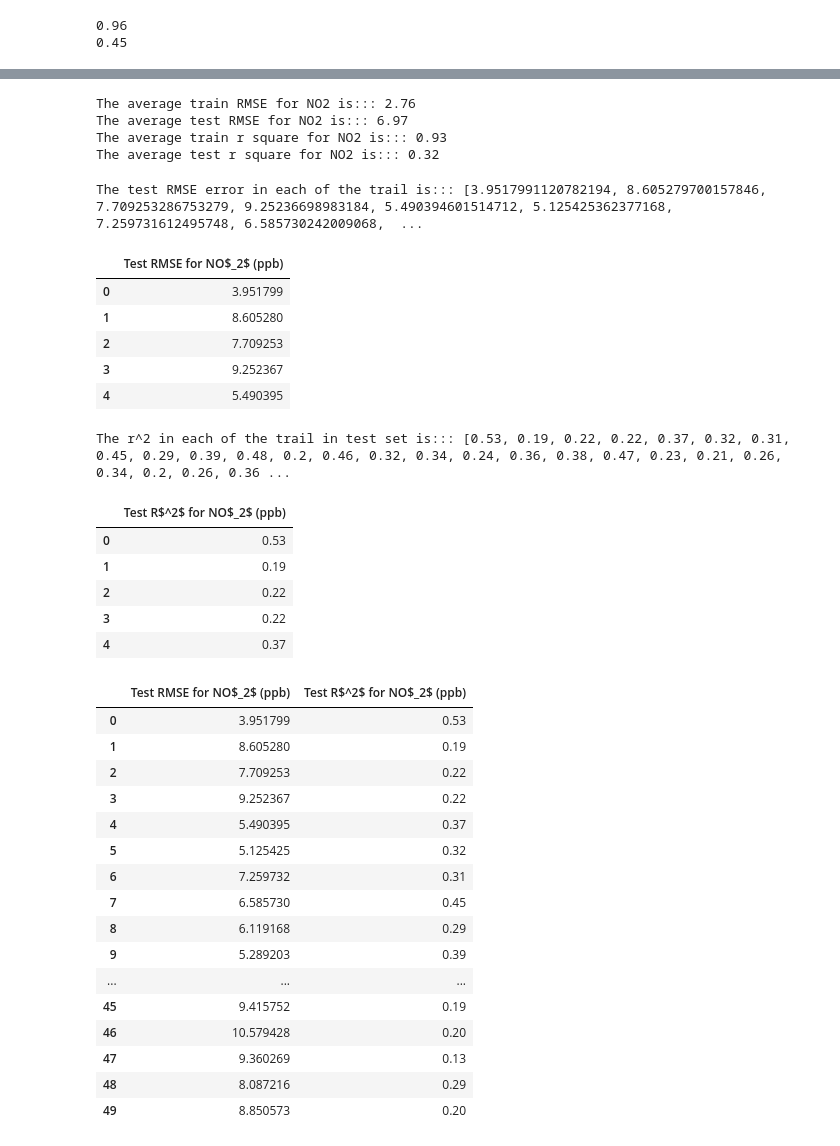
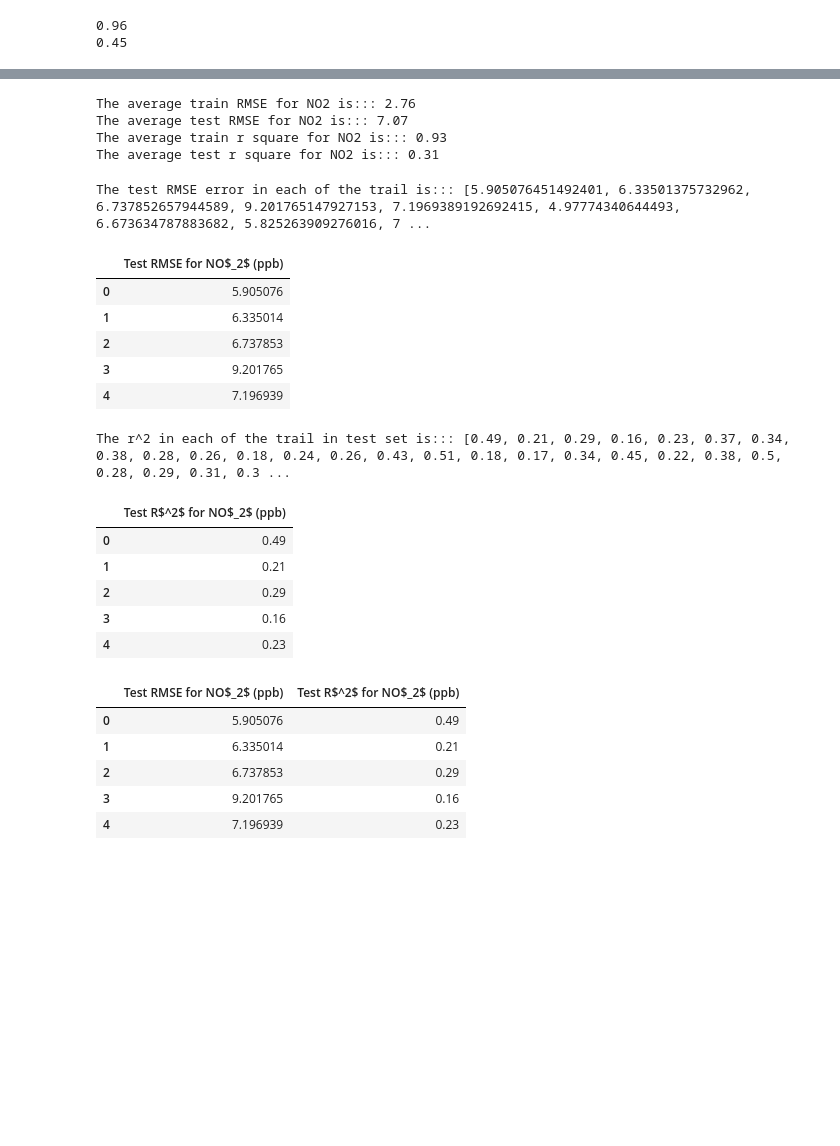
Before and after one commit to mi3nts/Compare_PSD, a Jupyter notebook: NO2/NO2_PB.ipynb, the cells around one changed output, grey strips where cells are left out. Saved outputs shown, nothing was run; the diff lists cells and outputs as text; code cells hidden in the pictures; blank space fills up the shorter version.

```diff
--- a/NO2/NO2_PB.ipynb
+++ b/NO2/NO2_PB.ipynb
@@ -344,7 +344,7 @@ j_train=[]
 j_test=[]
 k_train=[]
 k_test=[]
-for i in range(0,50):
+for i in range(0,100):
 
     X_train,X_test,y_train,y_test=train_test_split(features, target, test_size=0.20)
     final_model.fit(X_train,y_train)
@@ -383,55 +383,44 @@ print('The average train r square for NO2 is:::', '%.2f' % average_train_rsq)
 print('The average test r square for NO2 is:::', '%.2f' % average_test_rsq)
 # %% [output]
 The average train RMSE for NO2 is::: 2.76
-The average test RMSE for NO2 is::: 6.97
+The average test RMSE for NO2 is::: 7.07
 The average train r square for NO2 is::: 0.93
-The average test r square for NO2 is::: 0.32
+The average test r square for NO2 is::: 0.31
 # %%
 print('The test RMSE error in each of the trail is:::', j_test)
 # %% [output]
-The test RMSE error in each of the trail is::: [3.9517991120782194, 8.605279700157846, 7.709253286753279, 9.25236698983184, 5.490394601514712, 5.125425362377168, 7.259731612495748, 6.585730242009068,  ...
+The test RMSE error in each of the trail is::: [5.905076451492401, 6.33501375732962, 6.737852657944589, 9.201765147927153, 7.1969389192692415, 4.97774340644493, 6.673634787883682, 5.825263909276016, 7 ...
 # %%
 test_rmse=pd.DataFrame(j_test, columns=['Test RMSE for NO$_2$ (ppb)'])
 test_rmse.head()
 # %% [output]
 |  | Test RMSE for NO$_2$ (ppb) |
-| 0 | 3.951799 |
-| 1 | 8.605280 |
-| 2 | 7.709253 |
-| 3 | 9.252367 |
-| 4 | 5.490395 |
+| 0 | 5.905076 |
+| 1 | 6.335014 |
+| 2 | 6.737853 |
+| 3 | 9.201765 |
+| 4 | 7.196939 |
 # %%
 print('The r^2 in each of the trail in test set is:::', k_test)
 # %% [output]
-The r^2 in each of the trail in test set is::: [0.53, 0.19, 0.22, 0.22, 0.37, 0.32, 0.31, 0.45, 0.29, 0.39, 0.48, 0.2, 0.46, 0.32, 0.34, 0.24, 0.36, 0.38, 0.47, 0.23, 0.21, 0.26, 0.34, 0.2, 0.26, 0.36 ...
+The r^2 in each of the trail in test set is::: [0.49, 0.21, 0.29, 0.16, 0.23, 0.37, 0.34, 0.38, 0.28, 0.26, 0.18, 0.24, 0.26, 0.43, 0.51, 0.18, 0.17, 0.34, 0.45, 0.22, 0.38, 0.5, 0.28, 0.29, 0.31, 0.3 ...
 # %%
 test_r2=pd.DataFrame(k_test, columns=['Test R$^2$ for NO$_2$ (ppb)'])
 test_r2.head()
 # %% [output]
 |  | Test R$^2$ for NO$_2$ (ppb) |
-| 0 | 0.53 |
-| 1 | 0.19 |
-| 2 | 0.22 |
-| 3 | 0.22 |
-| 4 | 0.37 |
+| 0 | 0.49 |
+| 1 | 0.21 |
+| 2 | 0.29 |
+| 3 | 0.16 |
+| 4 | 0.23 |
 # %%
 combined_NO2_PB=pd.concat([test_rmse,test_r2], axis=1)
-combined_NO2_PB
+combined_NO2_PB.head()
 # %% [output]
 |  | Test RMSE for NO$_2$ (ppb) | Test R$^2$ for NO$_2$ (ppb) |
-| 0 | 3.951799 | 0.53 |
-| 1 | 8.605280 | 0.19 |
-| 2 | 7.709253 | 0.22 |
-| 3 | 9.252367 | 0.22 |
-| 4 | 5.490395 | 0.37 |
-| 5 | 5.125425 | 0.32 |
-| 6 | 7.259732 | 0.31 |
-| 7 | 6.585730 | 0.45 |
-| 8 | 6.119168 | 0.29 |
-| 9 | 5.289203 | 0.39 |
-| ... | ... | ... |
-| 45 | 9.415752 | 0.19 |
-| 46 | 10.579428 | 0.20 |
-| 47 | 9.360269 | 0.13 |
-| 48 | 8.087216 | 0.29 |
-| 49 | 8.850573 | 0.20 |
+| 0 | 5.905076 | 0.49 |
+| 1 | 6.335014 | 0.21 |
+| 2 | 6.737853 | 0.29 |
+| 3 | 9.201765 | 0.16 |
+| 4 | 7.196939 | 0.23 |
```
Also changed, not shown: parts of 10 cells of this notebook, 5 other files.
